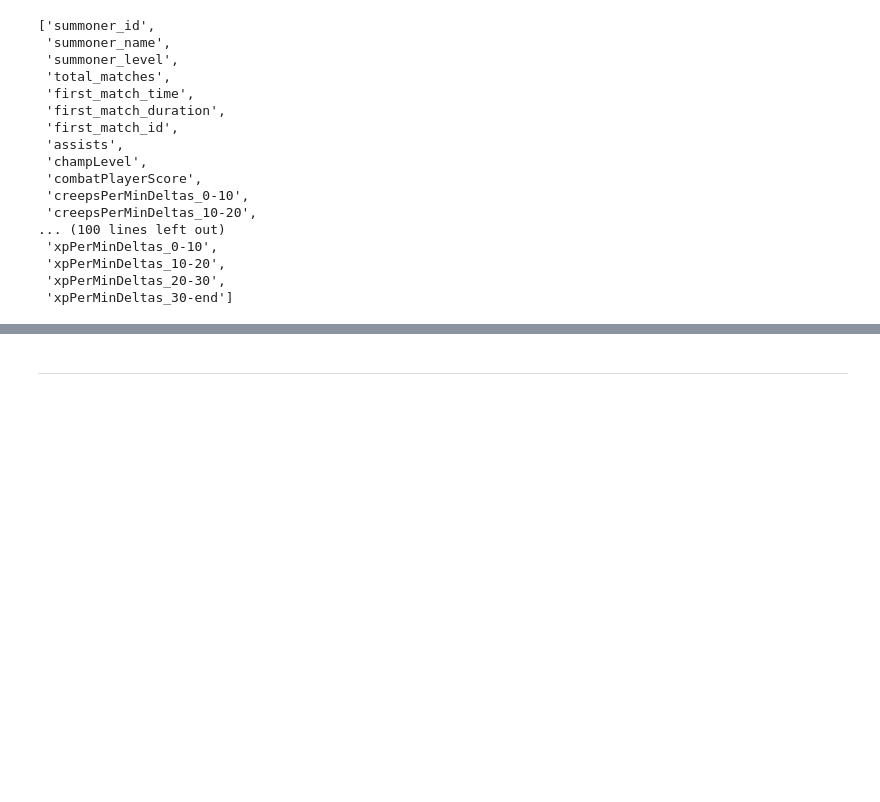
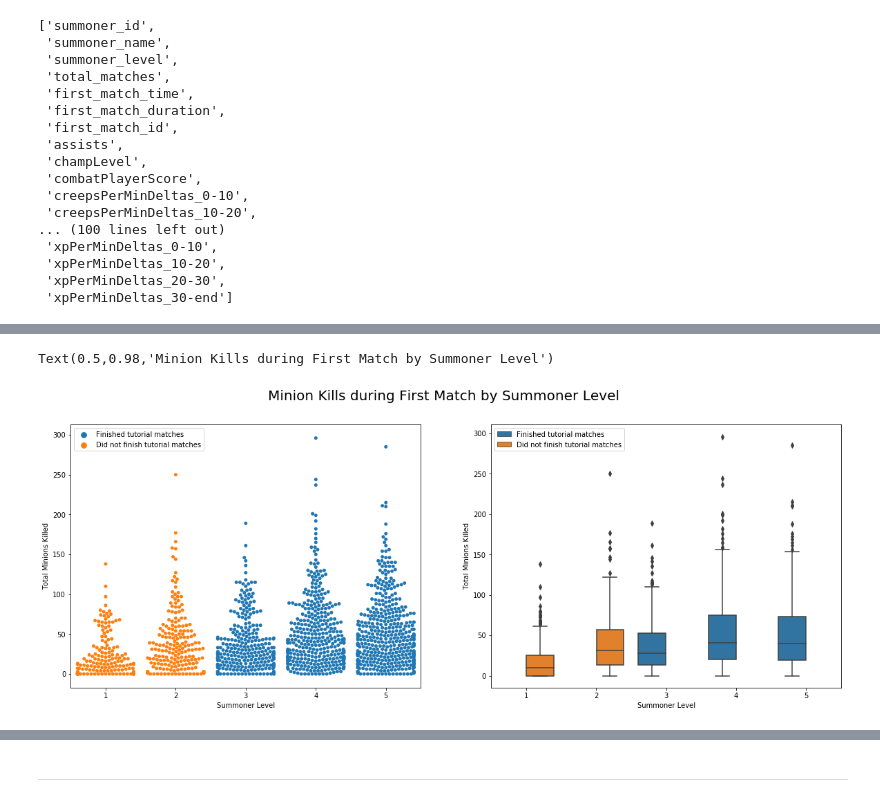
Before and after one commit to dskarbrevik/League-of-Legends-Churn-Prediction, a Jupyter notebook: LoL Churn Predictor [Part 2 - Data Cleaning and EDA].ipynb, the cells around one changed output, grey strips where cells are left out. Drawn from its saved outputs; the diff is of its cells as text; code cells hidden in the pictures; blank space fills up the shorter version.

```diff
--- a/LoL Churn Predictor [Part 2 - Data Cleaning and EDA].ipynb
+++ b/LoL Churn Predictor [Part 2 - Data Cleaning and EDA].ipynb
@@ -529,0 +579,25 @@ list(df)
+# %%
+# get rid of one outlier
+df = df[df['totalMinionsKilled'] < 400]
+
+# let's us label low vs high level groups
+df['low_level'] = df['summoner_level'].apply(lambda x: "Finished tutorial matches" if x >= 3 else "Did not finish tutorial matches")
+# %%
+fig, ax = plt.subplots(ncols=2, figsize=(20,7))
+
+ax[0] = sns.swarmplot(x='summoner_level', y='totalMinionsKilled', hue='low_level', data=df, ax=ax[0])
+ax[0].set(xlabel="Summoner Level", ylabel="Total Minions Killed")
+ax[0].legend_.set_title("")
+
+ax[1] = sns.boxplot(x='summoner_level', y='totalMinionsKilled', hue='low_level', data=df, ax=ax[1])
+ax[1].set(xlabel="Summoner Level", ylabel="Total Minions Killed")
+ax[1].legend_.set_title("")
+
+plt.suptitle("Minion Kills during First Match by Summoner Level", fontsize=20)
+
+# to save plot to file:
+# ax = ax.get_figure()
+# ax.savefig("./docs/minions_swarm_high_res.png", dpi=750, bbox_inches="tight")
+# %% [output]
+Text(0.5,0.98,'Minion Kills during First Match by Summoner Level')
+[figure, added]
```
Also changed, not shown: parts of 31 cells of this notebook, 4 other files.
